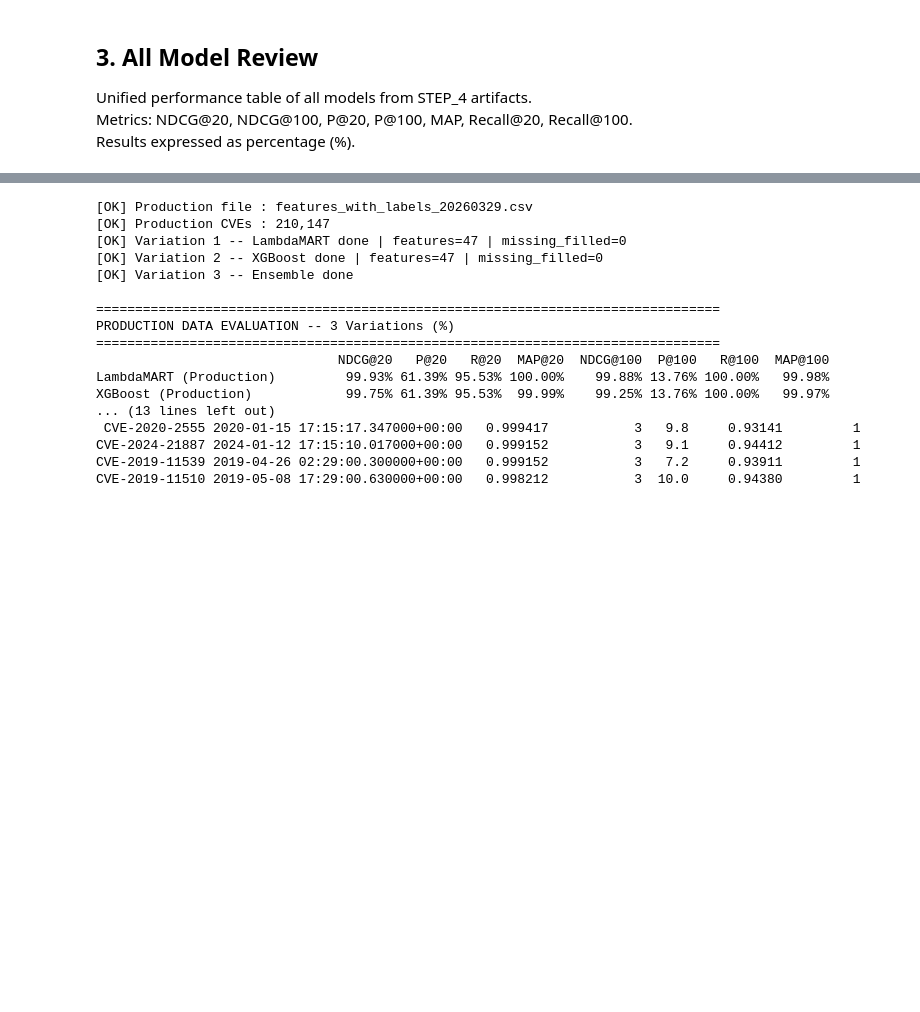
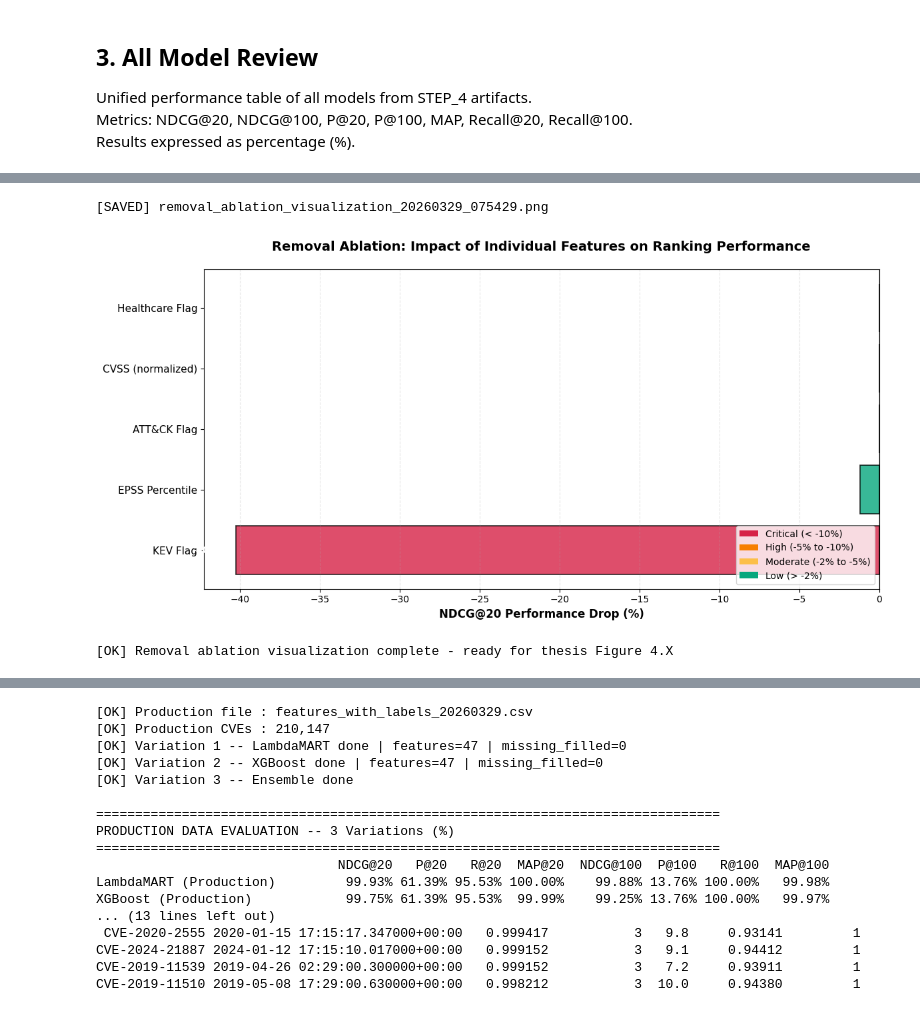
Before and after one commit to er-vinay-india/healthcare-vuln-prioritization-ltr, a Jupyter notebook: cti_recommender/notebooks/STEP_5_Model_Comparison_And_Evaluation.ipynb, the cells around one changed output, grey strips where cells are left out. Drawn from its saved outputs; the diff is of its cells as text; code cells hidden in the pictures; blank space fills up the shorter version.

```diff
--- a/cti_recommender/notebooks/STEP_5_Model_Comparison_And_Evaluation.ipynb
+++ b/cti_recommender/notebooks/STEP_5_Model_Comparison_And_Evaluation.ipynb
@@ -163,0 +599,70 @@ Results expressed as percentage (%).
+# %%
+# Visualize removal ablation impact
+if thesis_table_csv.exists():
+    thesis_df = pd.read_csv(thesis_table_csv)
+
+    # Create bar chart showing impact of removing each feature
+    fig, ax = plt.subplots(figsize=(12, 6))
+
+    # Sort by impact (most negative first)
+    thesis_df = thesis_df.sort_values('NDCG@20_Drop_%', ascending=True)
+
+    features = thesis_df['Feature_Removed'].values
+    drops = thesis_df['NDCG@20_Drop_%'].values
+
+    # Color code by severity
+    colors = []
+    for drop in drops:
+        if drop < -10:
+            colors.append('#D62246')  # Critical - red
+        elif drop < -5:
+            colors.append('#F77F00')  # High - orange
+        elif drop < -2:
+            colors.append('#FCBF49')  # Moderate - yellow
+        else:
+            colors.append('#06A77D')  # Low - green
+
+    bars = ax.barh(range(len(features)), drops, color=colors, alpha=0.8, edgecolor='black', linewidth=1.2)
+
+    ax.set_yticks(range(len(features)))
+    ax.set_yticklabels(features, fontsize=11)
+    ax.set_xlabel('NDCG@20 Performance Drop (%)', fontsize=12, fontweight='bold')
+    ax.set_title('Removal Ablation: Impact of Individual Features on Ranking Performance',
+                 fontsize=14, fontweight='bold', pad=20)
+    ax.axvline(x=0, color='black', linestyle='-', linewidth=1)
+    ax.grid(axis='x', alpha=0.3, linestyle='--')
+
+    # Add value labels
+    for i, (bar, drop) in enumerate(zip(bars, drops)):
+        width = bar.get_width()
+        ax.text(width - 0.5, bar.get_y() + bar.get_height()/2.,
+                f'{drop:.1f}%', ha='right', va='center',
+                fontsize=10, fontweight='bold', color='white')
+
+    # Add legend
+    from matplotlib.patches import Patch
+    legend_elements = [
+        Patch(facecolor='#D62246', label='Critical (< -10%)'),
+        Patch(facecolor='#F77F00', label='High (-5% to -10%)'),
+        Patch(facecolor='#FCBF49', label='Moderate (-2% to -5%)'),
+        Patch(facecolor='#06A77D', label='Low (> -2%)')
+    ]
+    ax.legend(handles=legend_elements, loc='lower right', fontsize=10)
+
+    plt.tight_layout()
+
+    # Save
+    plot_path = OUT_DIR / f'removal_ablation_visualization_{NOW}.png'
+    plt.savefig(plot_path, dpi=300, bbox_inches='tight')
+    print(f'[SAVED] {plot_path.name}')
+
+    plt.show()
+
+    print('\n[OK] Removal ablation visualization complete - ready for thesis Figure 4.X')
+
+else:
+    print('[WARN] Run removal ablation study first')
+# %% [output]
+[SAVED] removal_ablation_visualization_20260329_075429.png
+[figure, added]
+[OK] Removal ablation visualization complete - ready for thesis Figure 4.X
```
Also changed, not shown: parts of 26 cells of this notebook.
